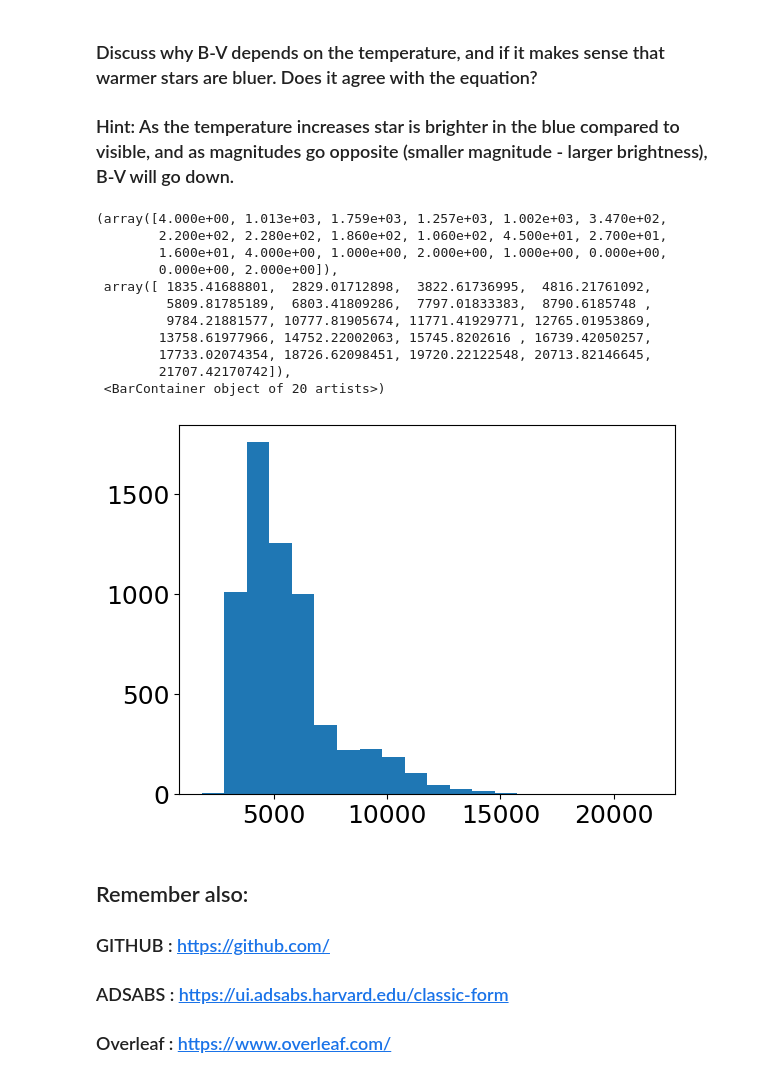
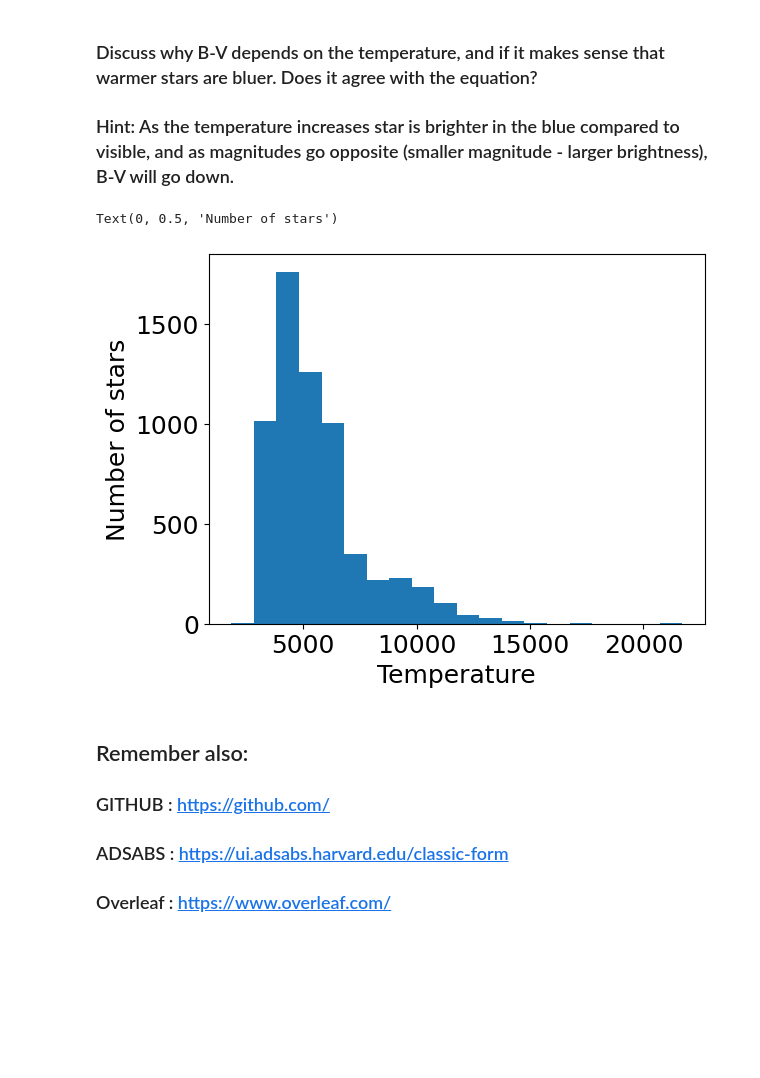
Before and after one commit to ivanzmilic/taipss, a Jupyter notebook: handson/handson1.ipynb, the cells around one changed output. Saved outputs shown, nothing was run; the diff lists cells and outputs as text; code cells hidden in the pictures; blank space fills up the shorter version.

```diff
--- a/handson/handson1.ipynb
+++ b/handson/handson1.ipynb
@@ -147,20 +142,11 @@ CI = stars[2]
 T = 4600 * (1.0 / (0.92 * CI + 1.7) + 1.0 / (0.92 * CI + 0.62))
 # %%
 plt.hist(T, bins = 20)
-plt.xlabel("Te
+plt.xlabel("Temperature")
+plt.ylabel("Number of stars")
 # %% [output]
-(array([4.000e+00, 1.013e+03, 1.759e+03, 1.257e+03, 1.002e+03, 3.470e+02,
-        2.200e+02, 2.280e+02, 1.860e+02, 1.060e+02, 4.500e+01, 2.700e+01,
-        1.600e+01, 4.000e+00, 1.000e+00, 2.000e+00, 1.000e+00, 0.000e+00,
-        0.000e+00, 2.000e+00]),
- array([ 1835.41688801,  2829.01712898,  3822.61736995,  4816.21761092,
-         5809.81785189,  6803.41809286,  7797.01833383,  8790.6185748 ,
-         9784.21881577, 10777.81905674, 11771.41929771, 12765.01953869,
-        13758.61977966, 14752.22002063, 15745.8202616 , 16739.42050257,
-        17733.02074354, 18726.62098451, 19720.22122548, 20713.82146645,
-        21707.42170742]),
- <BarContainer object of 20 artists>)
+Text(0, 0.5, 'Number of stars')
-[figure, old version]
+[figure, new version]
 # %% [markdown]
 ## Remember also:
 
```
Also changed, not shown: parts of 1 cell of this notebook, 2 other files.
